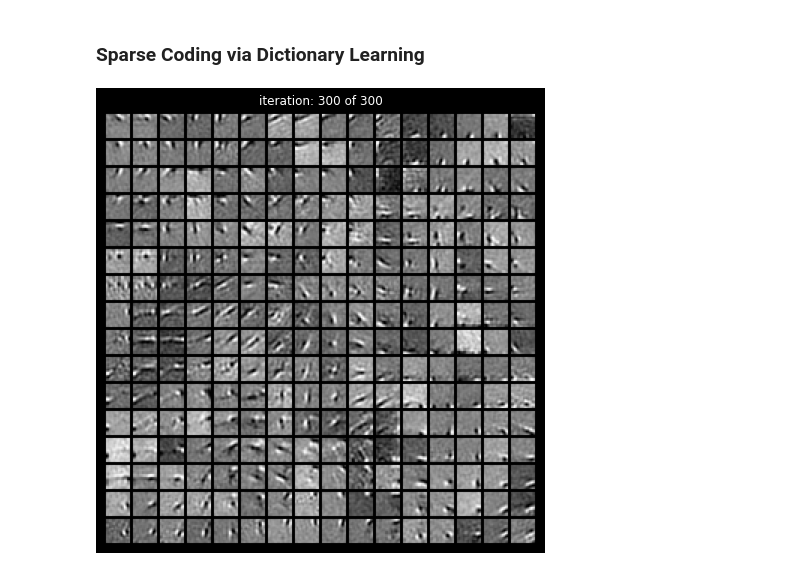
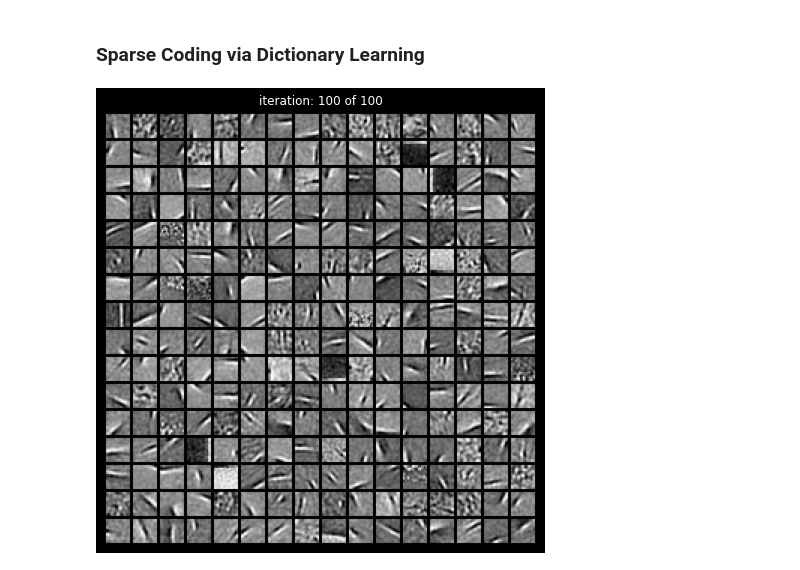
Before and after one commit to rctn/sparsecoding, a Jupyter notebook: examples/ista_example.ipynb, the cells around one changed output. Drawn from its saved outputs; the diff is of its cells as text; code cells hidden in the pictures.

Commit message:
fix ISTA bug and test

```diff
--- a/examples/ista_example.ipynb
+++ b/examples/ista_example.ipynb
@@ -45,23 +45,23 @@ plt.show()
 ### Sparse Coding via Dictionary Learning
 # %%
 ### DEFINE MODEL
-ista = inference.ISTA(n_iter=100, sparsity_penalty=2e-1, stop_early=True, epsilon=1e-3)
+ista = inference.ISTA(n_iter=100, sparsity_penalty=2e-1, stop_early=True)
 sc = models.SparseCoding(inference_method=ista,n_basis=n_features,n_features=n_features,dictionary_lr=1e-1)
 # %%
-n_epoch = 300
+n_epoch = 100
 montage_update_rate = 10
 nrow = 16
 fig,ax = plot_dictionary(sc.dictionary,nrow=nrow)
 losses = np.array([])
 
 # Learn dictionary (note learn_dictionary() includes inference).
 for i in range(n_epoch//montage_update_rate):
     loss = sc.learn_dictionary(dataset=data,n_epoch=n_epoch,batch_size=500)
     losses = np.concatenate([losses,loss])
 
 fig,ax = plot_dictionary(sc.dictionary,fig=fig,ax=ax,title='iteration: %d of %d'%(n_epoch,n_epoch),nrow=nrow)
 # %% [output]
-[figure, old version]
+[figure, new version]
 # %%
 dictionary = torch.tensor(sc.get_numpy_dictionary().astype(np.float32))
 a = ista.infer(data, dictionary)
```
Also changed, not shown: parts of 4 cells of this notebook, 3 other files.
